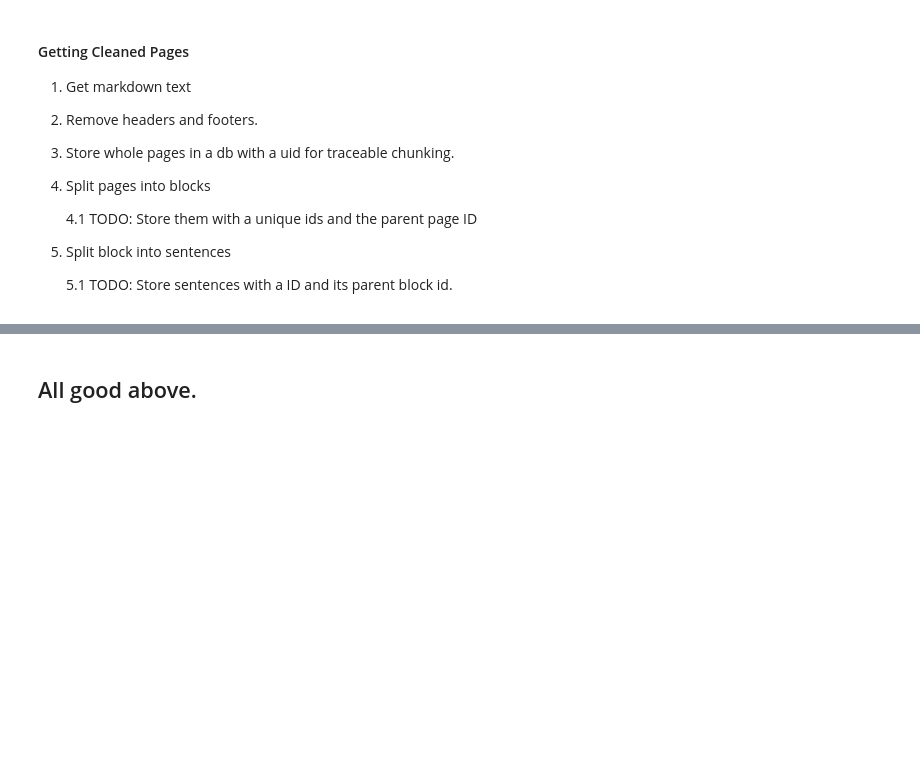
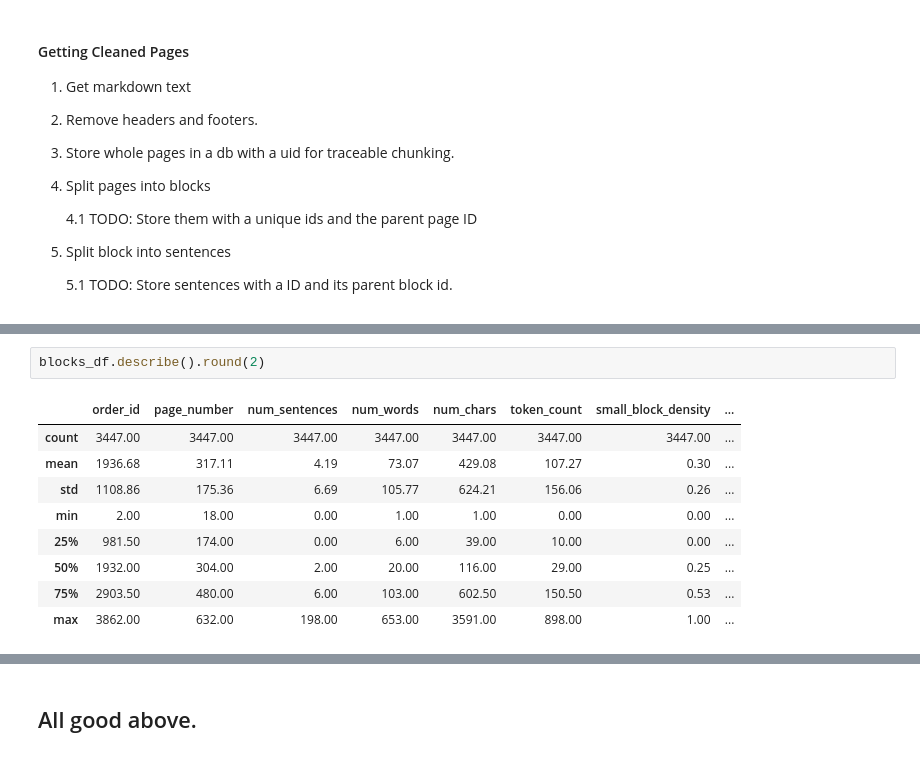
Before and after one commit to VAlexandersson/StudyBuddy, a Jupyter notebook: data_ingenstion.ipynb, the cells around one changed output, grey strips where cells are left out. Cells and saved outputs as stored; diff of their text form; blank space fills up the shorter version.

```diff
--- a/data_ingenstion.ipynb
+++ b/data_ingenstion.ipynb
@@ -441,0 +610,12 @@ KeyError: 'sentence'
+# %%
+blocks_df.describe().round(2)
+# %% [output]
+|  | order_id | page_number | num_sentences | num_words | num_chars | token_count | small_block_density | ... |
+| count | 3447.00 | 3447.00 | 3447.00 | 3447.00 | 3447.00 | 3447.00 | 3447.00 | ... |
+| mean | 1936.68 | 317.11 | 4.19 | 73.07 | 429.08 | 107.27 | 0.30 | ... |
+| std | 1108.86 | 175.36 | 6.69 | 105.77 | 624.21 | 156.06 | 0.26 | ... |
+| min | 2.00 | 18.00 | 0.00 | 1.00 | 1.00 | 0.00 | 0.00 | ... |
+| 25% | 981.50 | 174.00 | 0.00 | 6.00 | 39.00 | 10.00 | 0.00 | ... |
+| 50% | 1932.00 | 304.00 | 2.00 | 20.00 | 116.00 | 29.00 | 0.25 | ... |
+| 75% | 2903.50 | 480.00 | 6.00 | 103.00 | 602.50 | 150.50 | 0.53 | ... |
+| max | 3862.00 | 632.00 | 198.00 | 653.00 | 3591.00 | 898.00 | 1.00 | ... |
```
Also changed, not shown: parts of 19 cells of this notebook, 28 other files.
